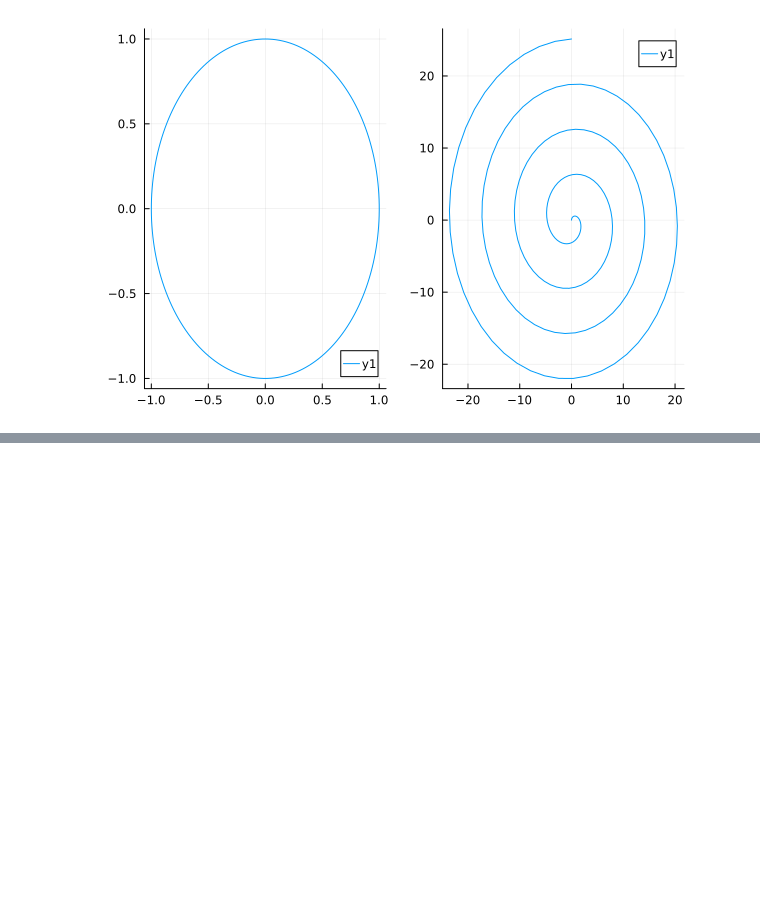
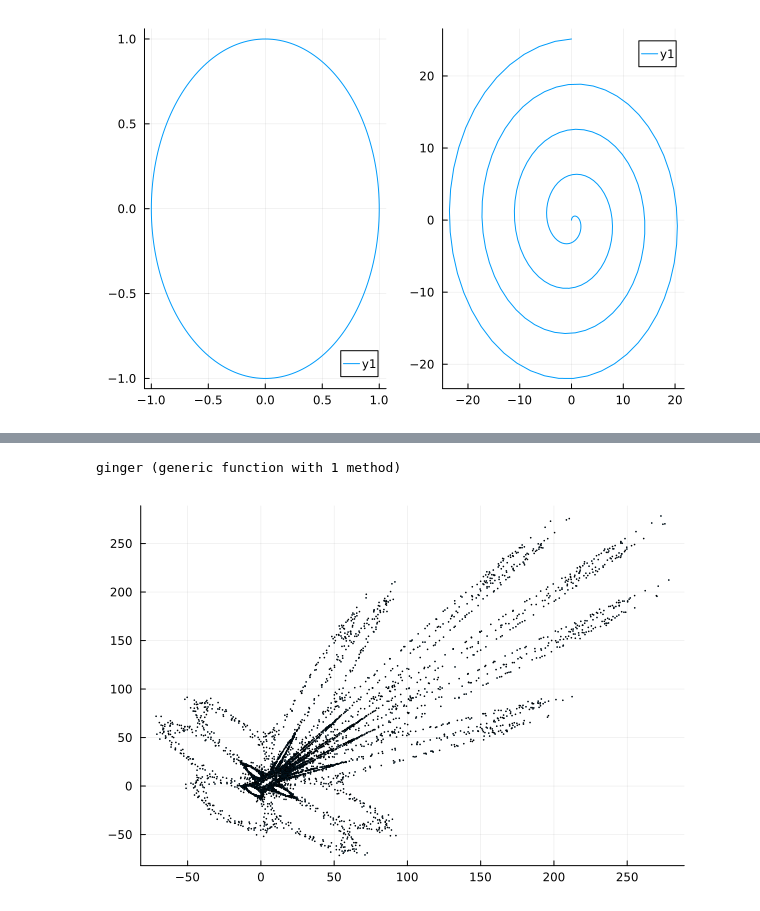
Before and after one commit to damiansp/julia, a Jupyter notebook: practical/04_plotting/plots.ipynb, the cells around one changed output, grey strips where cells are left out. Saved outputs shown, nothing was run; the diff lists cells and outputs as text; code cells hidden in the pictures; blank space fills up the shorter version.

```diff
--- a/practical/04_plotting/plots.ipynb
+++ b/practical/04_plotting/plots.ipynb
@@ -92,0 +101,20 @@ plot(circle, spiral)
+# %%
+function ginger(x, y, a)
+    x2 = 1. - y + a*abs(x)
+    #y2 = x
+    x2, x
+end
+# %% [output]
+ginger (generic function with 1 method)
+# %%
+x = [20.]
+y = [9.]
+for i in 1:5000
+    x2, y2 = ginger(x[end], y[end], 1.74)
+    push!(x, x2)
+    push!(y, y2)
+end
+# %%
+scatter(x, y, ms=0.5, legend=false)
+# %% [output]
+[figure, added]
```
Also changed, not shown: parts of 2 cells of this notebook.
